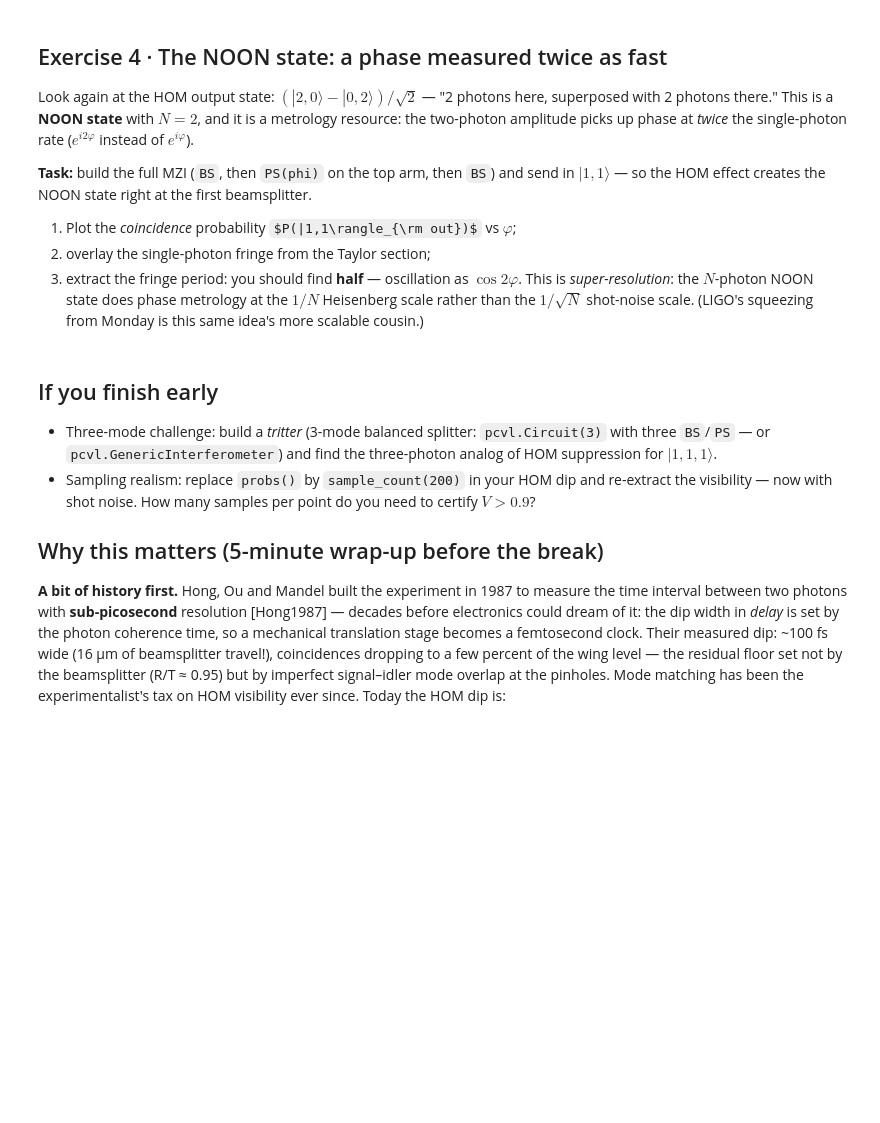
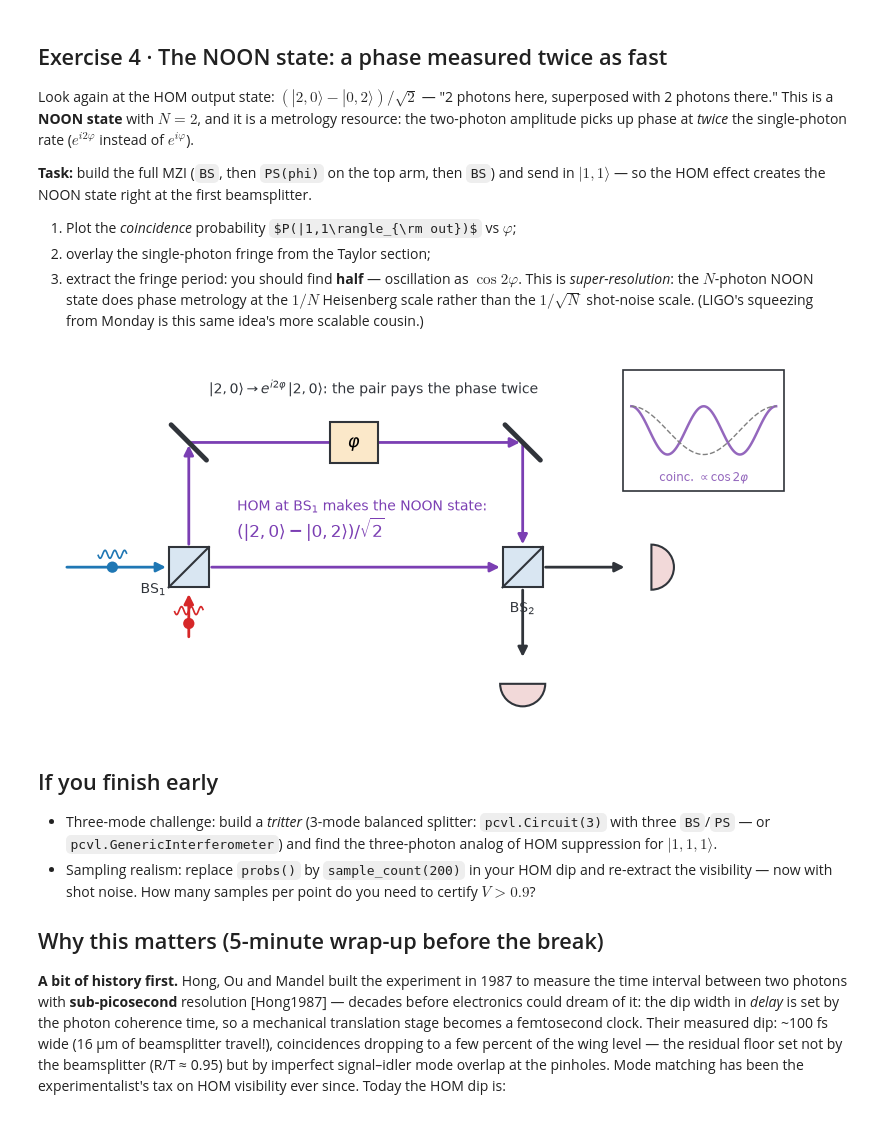
Before and after one commit to laserlab/CountingPhotons, a Jupyter notebook: lectures/05_Lab_HOM_Interference.ipynb, the cells around one changed output. Drawn from its saved outputs; the diff is of its cells as text; code cells hidden in the pictures; some formulas as TeX source; blank space fills up the shorter version.

```diff
--- a/lectures/05_Lab_HOM_Interference.ipynb
+++ b/lectures/05_Lab_HOM_Interference.ipynb
@@ -242,6 +259,10 @@ Look again at the HOM output state: $(|2,0\rangle - |0,2\rangle)/\sqrt2$ — "2
 1. Plot the *coincidence* probability $P(|1,1\rangle_{\rm out})$ vs $\varphi$;
 2. overlay the single-photon fringe from the Taylor section;
 3. extract the fringe period: you should find **half** — oscillation as $\cos 2\varphi$. This is *super-resolution*: the $N$-photon NOON state does phase metrology at the $1/N$ Heisenberg scale rather than the $1/\sqrt{N}$ shot-noise scale. (LIGO's squeezing from Monday is this same idea's more scalable cousin.)
+# %%
+sketches.noon_mzi()
+# %% [output]
+[figure, added]
 # %%
 # YOUR CODE HERE - Exercise 4
 phis = np.linspace(0, 2 * np.pi, 41)
```
Also changed, not shown: parts of 3 cells of this notebook, 1 other file.
